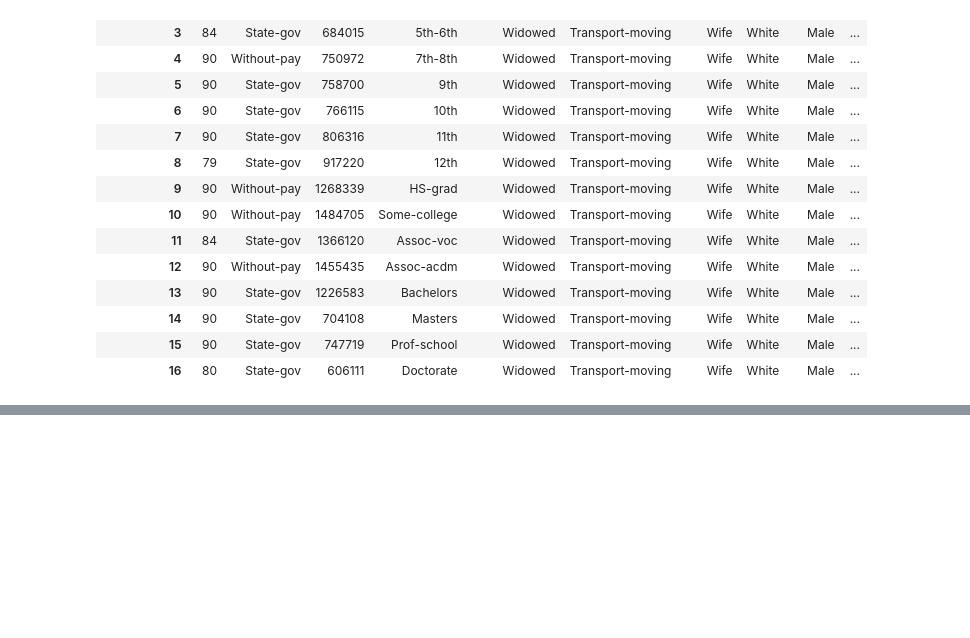
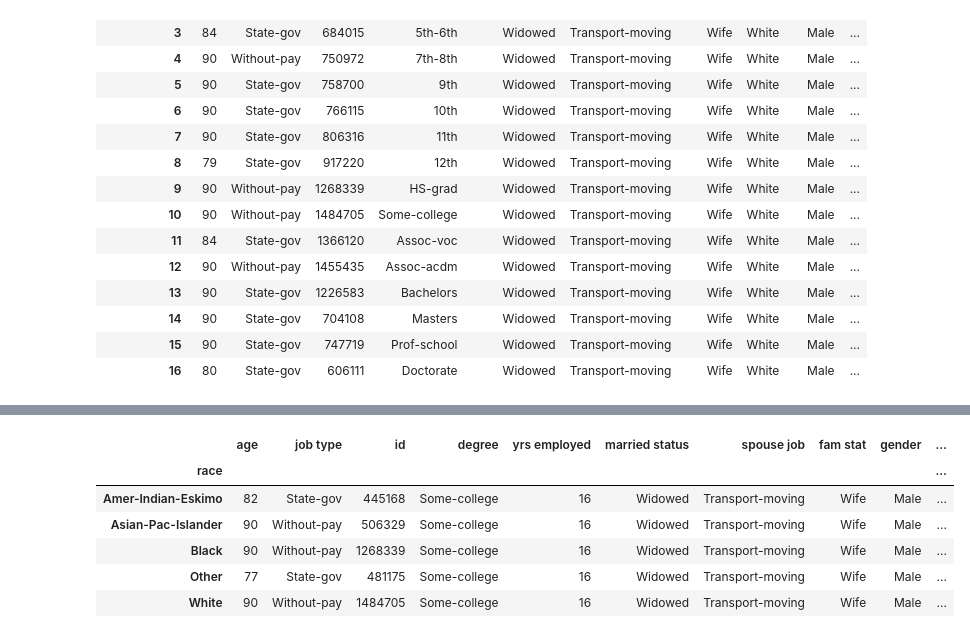
Before and after one commit to Hansel172/mimpractice-, a Jupyter notebook: gittest.ipynb, the cells around one changed output, grey strips where cells are left out. Saved outputs shown, nothing was run; the diff lists cells and outputs as text; code cells hidden in the pictures; blank space fills up the shorter version.

```diff
--- a/gittest.ipynb
+++ b/gittest.ipynb
@@ -307,0 +290,10 @@ plt.show()
+# %%
+df.groupby('race').max()
+# %% [output]
+|  | age | job type | id | degree | yrs employed | married status | spouse job | fam stat | gender | ... |
+| race |  |  |  |  |  |  |  |  |  | ... |
+| Amer-Indian-Eskimo | 82 | State-gov | 445168 | Some-college | 16 | Widowed | Transport-moving | Wife | Male | ... |
+| Asian-Pac-Islander | 90 | Without-pay | 506329 | Some-college | 16 | Widowed | Transport-moving | Wife | Male | ... |
+| Black | 90 | Without-pay | 1268339 | Some-college | 16 | Widowed | Transport-moving | Wife | Male | ... |
+| Other | 77 | State-gov | 481175 | Some-college | 16 | Widowed | Transport-moving | Wife | Male | ... |
+| White | 90 | Without-pay | 1484705 | Some-college | 16 | Widowed | Transport-moving | Wife | Male | ... |
```
Also changed, not shown: parts of 16 cells of this notebook.
